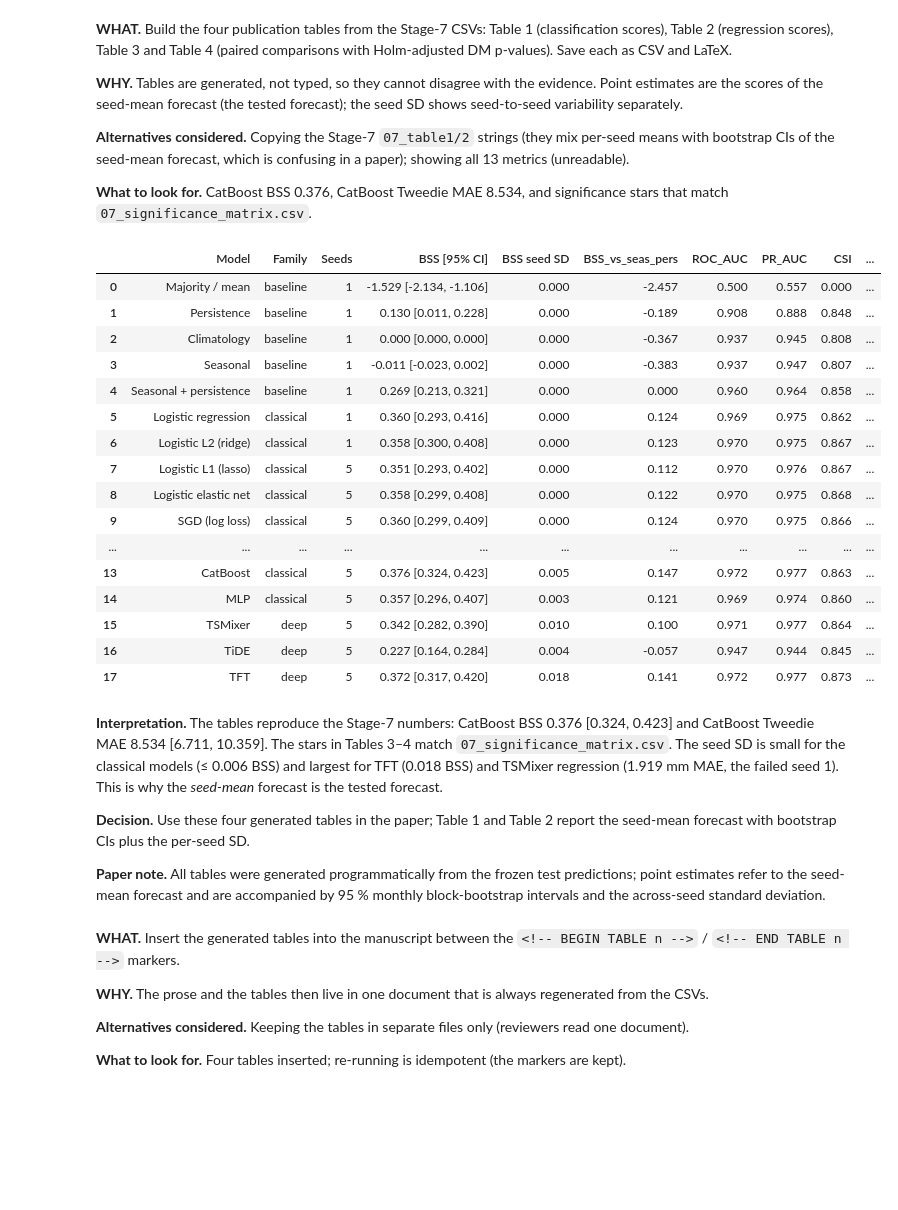
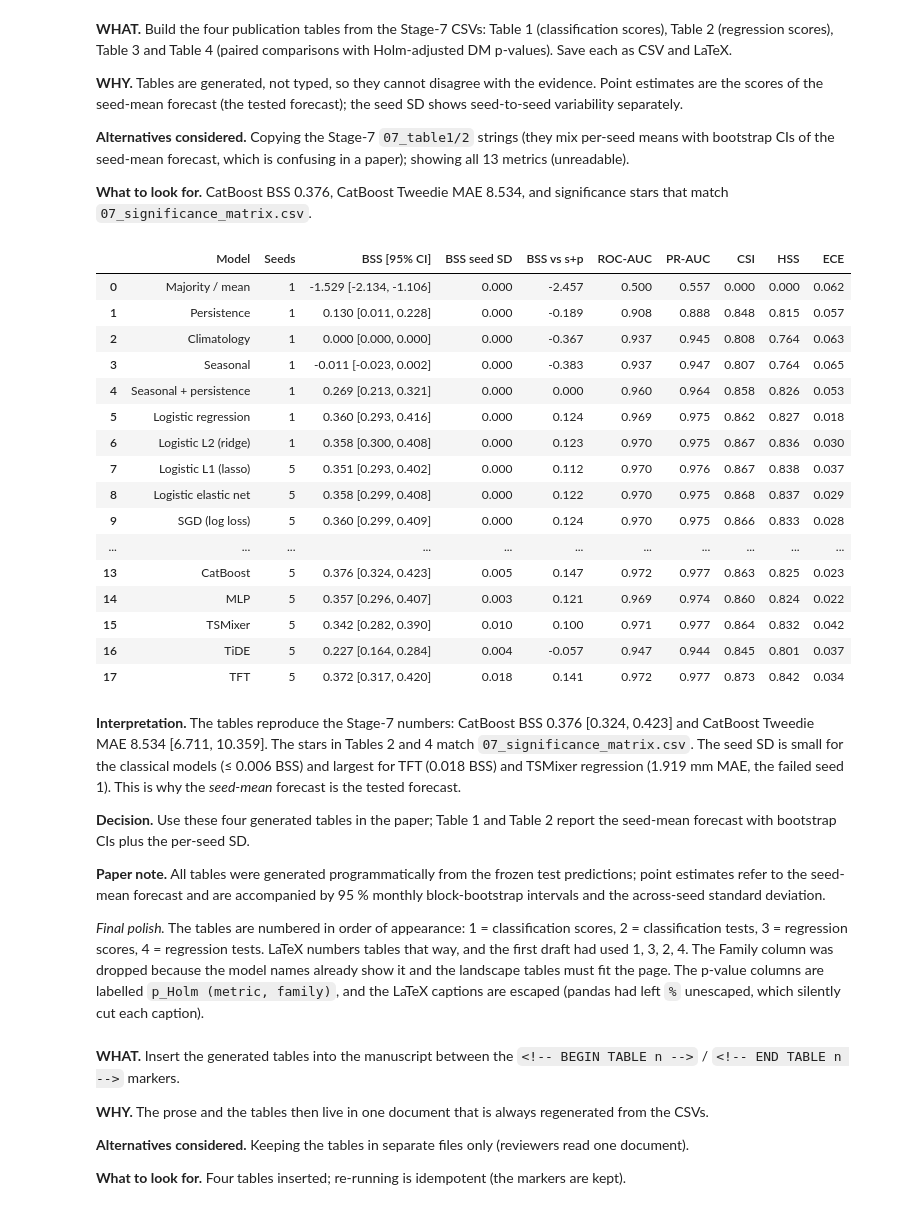
Before and after one commit to mhkamil/sylhet-rainfall-forecasting, a Jupyter notebook: notebooks/09_paper_tables.ipynb, the cells around one changed output. Drawn from its saved outputs; the diff is of its cells as text; code cells hidden in the pictures; blank space fills up the shorter version.

```diff
--- a/notebooks/09_paper_tables.ipynb
+++ b/notebooks/09_paper_tables.ipynb
@@ -254,67 +254,87 @@ def metric_table(task, cols_ci, cols_plain, sd_metric):
     seed = pd.read_csv(TAB / f"07_test_{task}_per_seed.csv")
     sd = seed.groupby("model")[sd_metric].std().fillna(0.0)
     n = seed.groupby("model").seed.nunique()
-    fam = pd.read_csv(TAB / f"07_table{1 if task == 'cls' else 2}_{'classification' if task == 'cls' else 'regression'}.csv",
-                      index_col=0)["family"]
     out = []
     for m, r in boot.iterrows():
-        row = {"Model": NAMES[m], "Family": fam[m], "Seeds": int(n[m])}
+        row = {"Model": NAMES[m], "Seeds": int(n[m])}       # family is evident from the model name
         for k in cols_ci:
             row[f"{k} [95% CI]"] = ci(r, k)
             if k == sd_metric:
                 row[f"{sd_metric} seed SD"] = f"{sd[m]:.3f}"
         for k in cols_plain:
             row[k] = "--" if pd.isna(r[k]) else f"{r[k]:.3f}"
         out.append(row)
     return pd.DataFrame(out)
 
-t1 = metric_table("cls", ["BSS"], ["BSS_vs_seas_pers", "ROC_AUC", "PR_AUC", "CSI", "HSS", "ECE"], "BSS")
-t2 = metric_table("reg", ["MAE", "MSESS"], ["MSESS_vs_seas_pers", "RMSE", "bias", "recall_ge50", "precision_ge50"], "MAE")
+PRINT = {"BSS_vs_seas_pers": "BSS vs s+p", "ROC_AUC": "ROC-AUC", "PR_AUC": "PR-AUC", "MSESS_vs_seas_pers": "MSESS vs s+p",
+         "bias": "Bias", "recall_ge50": "Recall ≥50 mm", "precision_ge50": "Precision ≥50 mm"}
+t1 = metric_table("cls", ["BSS"], ["BSS_vs_seas_pers", "ROC_AUC", "PR_AUC", "CSI", "HSS", "ECE"], "BSS").rename(columns=PRINT)
+t2 = metric_table("reg", ["MAE", "MSESS"], ["MSESS_vs_seas_pers", "RMSE", "bias", "recall_ge50", "precision_ge50"],
+                  "MAE").rename(columns=PRINT)
 
 def test_table(task, specs):
     rows = {}
     for label, fam, loss in specs:
         sub = cmp.query("family == @fam and task == @task and loss == @loss")
         for r in sub.itertuples():
             star = "*" if r.significant else ""
             rows.setdefault(r.model, {"Model": NAMES[r.model]})
             rows[r.model][label] = f"{r.estimate:+.3f} [{r.ci_low:+.3f}, {r.ci_high:+.3f}]"
-            rows[r.model][f"p_Holm ({label.split()[0]} {label.split()[-1]})"] = pfmt(r.p_holm) + star
+            rows[r.model][f"p_Holm ({label.split()[0].lstrip('Δ')}, {fam})"] = pfmt(r.p_holm) + star
     order = [m for m in NAMES if m in rows]
     return pd.DataFrame([rows[m] for m in order]).fillna("ref.")
 
 t3 = test_table("cls", [("ΔBSS vs s+p", "A", "Brier"), ("ΔBSS vs LightGBM", "B", "Brier")])
 t4 = test_table("reg", [("ΔMAE vs s+p", "A", "abs_error"), ("ΔMSESS vs s+p", "A", "sq_error"),
                         ("ΔMAE vs Tweedie", "B", "abs_error")])
-PAPER_TABLES = {"TABLE 1": t1, "TABLE 2": t2, "TABLE 3": t3, "TABLE 4": t4}
+# numbered in order of appearance in the paper (LaTeX numbers tables that way)
+PAPER_TABLES = {"TABLE 1": t1, "TABLE 2": t3, "TABLE 3": t2, "TABLE 4": t4}
+CAPTIONS = {
+    "TABLE 1": "Test-set classification of rain (at least 1 mm) on day t+1, 2020-2025 (2,192 days). Point estimates are scores of "
+               "the seed-mean forecast with 95 % monthly block-bootstrap CIs; 'BSS seed SD' is the standard deviation of the "
+               "per-seed BSS. BSS is relative to climatology and 'BSS vs s+p' relative to seasonal + persistence (s+p); CSI and "
+               "HSS at the mean of the frozen per-seed thresholds.",
+    "TABLE 2": "Paired test-set comparisons for classification: ΔBSS with 95 % block-bootstrap CIs and Holm-adjusted "
+               "Diebold-Mariano p-values (p_Holm, by metric and family; * significant at 0.05). Family A: versus seasonal + persistence (s+p); family B: versus "
+               "LightGBM.",
+    "TABLE 3": "Test-set regression of rainfall (mm) on day t+1, 2020-2025. Point estimates of the seed-mean forecast with 95 % "
+               "monthly block-bootstrap CIs; 'MAE seed SD' is the standard deviation of the per-seed MAE. MSESS is relative "
+               "to climatology and 'MSESS vs s+p' to seasonal + persistence (s+p); bias in mm/day; recall and precision for days of at least 50 mm.",
+    "TABLE 4": "Paired test-set comparisons for regression: ΔMAE (mm; negative = better) and ΔMSESS (positive = better) with "
+               "95 % block-bootstrap CIs and Holm-adjusted Diebold-Mariano p-values (p_Holm, by metric and family; * significant at 0.05). Family A: versus "
+               "seasonal + persistence (s+p); family B: versus CatBoost Tweedie.",
+}
 for i, (name, t) in enumerate(PAPER_TABLES.items(), 1):
     t.to_csv(TAB / f"09_paper_table{i}.csv", index=False)
-    (TAB / f"09_paper_table{i}.tex").write_text(t.to_latex(index=False, escape=True))
+    (TAB / f"09_paper_table{i}.tex").write_text(P.latex_ascii(t.to_latex(
+        index=False, escape=True, longtable=True, caption=P.tex_escape(CAPTIONS[name]), label=f"tab:{i}")))
 t1
 # %% [output]
-|  | Model | Family | Seeds | BSS [95% CI] | BSS seed SD | BSS_vs_seas_pers | ROC_AUC | PR_AUC | CSI | ... |
-| 0 | Majority / mean | baseline | 1 | -1.529 [-2.134, -1.106] | 0.000 | -2.457 | 0.500 | 0.557 | 0.000 | ... |
-| 1 | Persistence | baseline | 1 | 0.130 [0.011, 0.228] | 0.000 | -0.189 | 0.908 | 0.888 | 0.848 | ... |
-| 2 | Climatology | baseline | 1 | 0.000 [0.000, 0.000] | 0.000 | -0.367 | 0.937 | 0.945 | 0.808 | ... |
-| 3 | Seasonal | baseline | 1 | -0.011 [-0.023, 0.002] | 0.000 | -0.383 | 0.937 | 0.947 | 0.807 | ... |
-| 4 | Seasonal + persistence | baseline | 1 | 0.269 [0.213, 0.321] | 0.000 | 0.000 | 0.960 | 0.964 | 0.858 | ... |
-| 5 | Logistic regression | classical | 1 | 0.360 [0.293, 0.416] | 0.000 | 0.124 | 0.969 | 0.975 | 0.862 | ... |
-| 6 | Logistic L2 (ridge) | classical | 1 | 0.358 [0.300, 0.408] | 0.000 | 0.123 | 0.970 | 0.975 | 0.867 | ... |
-| 7 | Logistic L1 (lasso) | classical | 5 | 0.351 [0.293, 0.402] | 0.000 | 0.112 | 0.970 | 0.976 | 0.867 | ... |
-| 8 | Logistic elastic net | classical | 5 | 0.358 [0.299, 0.408] | 0.000 | 0.122 | 0.970 | 0.975 | 0.868 | ... |
-| 9 | SGD (log loss) | classical | 5 | 0.360 [0.299, 0.409] | 0.000 | 0.124 | 0.970 | 0.975 | 0.866 | ... |
+|  | Model | Seeds | BSS [95% CI] | BSS seed SD | BSS vs s+p | ROC-AUC | PR-AUC | CSI | HSS | ECE |
+| 0 | Majority / mean | 1 | -1.529 [-2.134, -1.106] | 0.000 | -2.457 | 0.500 | 0.557 | 0.000 | 0.000 | 0.062 |
+| 1 | Persistence | 1 | 0.130 [0.011, 0.228] | 0.000 | -0.189 | 0.908 | 0.888 | 0.848 | 0.815 | 0.057 |
+| 2 | Climatology | 1 | 0.000 [0.000, 0.000] | 0.000 | -0.367 | 0.937 | 0.945 | 0.808 | 0.764 | 0.063 |
+| 3 | Seasonal | 1 | -0.011 [-0.023, 0.002] | 0.000 | -0.383 | 0.937 | 0.947 | 0.807 | 0.764 | 0.065 |
+| 4 | Seasonal + persistence | 1 | 0.269 [0.213, 0.321] | 0.000 | 0.000 | 0.960 | 0.964 | 0.858 | 0.826 | 0.053 |
+| 5 | Logistic regression | 1 | 0.360 [0.293, 0.416] | 0.000 | 0.124 | 0.969 | 0.975 | 0.862 | 0.827 | 0.018 |
+| 6 | Logistic L2 (ridge) | 1 | 0.358 [0.300, 0.408] | 0.000 | 0.123 | 0.970 | 0.975 | 0.867 | 0.836 | 0.030 |
+| 7 | Logistic L1 (lasso) | 5 | 0.351 [0.293, 0.402] | 0.000 | 0.112 | 0.970 | 0.976 | 0.867 | 0.838 | 0.037 |
+| 8 | Logistic elastic net | 5 | 0.358 [0.299, 0.408] | 0.000 | 0.122 | 0.970 | 0.975 | 0.868 | 0.837 | 0.029 |
+| 9 | SGD (log loss) | 5 | 0.360 [0.299, 0.409] | 0.000 | 0.124 | 0.970 | 0.975 | 0.866 | 0.833 | 0.028 |
 | ... | ... | ... | ... | ... | ... | ... | ... | ... | ... | ... |
-| 13 | CatBoost | classical | 5 | 0.376 [0.324, 0.423] | 0.005 | 0.147 | 0.972 | 0.977 | 0.863 | ... |
-| 14 | MLP | classical | 5 | 0.357 [0.296, 0.407] | 0.003 | 0.121 | 0.969 | 0.974 | 0.860 | ... |
-| 15 | TSMixer | deep | 5 | 0.342 [0.282, 0.390] | 0.010 | 0.100 | 0.971 | 0.977 | 0.864 | ... |
-| 16 | TiDE | deep | 5 | 0.227 [0.164, 0.284] | 0.004 | -0.057 | 0.947 | 0.944 | 0.845 | ... |
-| 17 | TFT | deep | 5 | 0.372 [0.317, 0.420] | 0.018 | 0.141 | 0.972 | 0.977 | 0.873 | ... |
+| 13 | CatBoost | 5 | 0.376 [0.324, 0.423] | 0.005 | 0.147 | 0.972 | 0.977 | 0.863 | 0.825 | 0.023 |
+| 14 | MLP | 5 | 0.357 [0.296, 0.407] | 0.003 | 0.121 | 0.969 | 0.974 | 0.860 | 0.824 | 0.022 |
+| 15 | TSMixer | 5 | 0.342 [0.282, 0.390] | 0.010 | 0.100 | 0.971 | 0.977 | 0.864 | 0.832 | 0.042 |
+| 16 | TiDE | 5 | 0.227 [0.164, 0.284] | 0.004 | -0.057 | 0.947 | 0.944 | 0.845 | 0.801 | 0.037 |
+| 17 | TFT | 5 | 0.372 [0.317, 0.420] | 0.018 | 0.141 | 0.972 | 0.977 | 0.873 | 0.842 | 0.034 |
 # %% [markdown]
-**Interpretation.** The tables reproduce the Stage-7 numbers: CatBoost BSS 0.376 [0.324, 0.423] and CatBoost Tweedie MAE 8.534 [6.711, 10.359]. The stars in Tables 3–4 match `07_significance_matrix.csv`. The seed SD is small for the classical models (≤ 0.006 BSS) and largest for TFT (0.018 BSS) and TSMixer regression (1.919 mm MAE, the failed seed 1). This is why the *seed-mean* forecast is the tested forecast.
+**Interpretation.** The tables reproduce the Stage-7 numbers: CatBoost BSS 0.376 [0.324, 0.423] and CatBoost Tweedie MAE 8.534 [6.711, 10.359]. The stars in Tables 2 and 4 match `07_significance_matrix.csv`. The seed SD is small for the classical models (≤ 0.006 BSS) and largest for TFT (0.018 BSS) and TSMixer regression (1.919 mm MAE, the failed seed 1). This is why the *seed-mean* forecast is the tested forecast.
 
 **Decision.** Use these four generated tables in the paper; Table 1 and Table 2 report the seed-mean forecast with bootstrap CIs plus the per-seed SD.
 
 **Paper note.** All tables were generated programmatically from the frozen test predictions; point estimates refer to the seed-mean forecast and are accompanied by 95 % monthly block-bootstrap intervals and the across-seed standard deviation.
+
+*Final polish.* The tables are numbered in order of appearance: 1 = classification scores, 2 = classification tests, 3 = regression scores, 4 = regression tests. LaTeX numbers tables that way, and the first draft had used 1, 3, 2, 4. The Family column was dropped because the model names already show it and the landscape tables must fit the page. The p-value columns are labelled `p_Holm (metric, family)`, and the LaTeX captions are escaped (pandas had left `%` unescaped, which silently cut each caption).
 # %% [markdown]
 **WHAT.** Insert the generated tables into the manuscript between the `<!-- BEGIN TABLE n -->` / `<!-- END TABLE n -->` markers.
 
```
Also changed, not shown: parts of 24 cells of this notebook, 18 other files.
